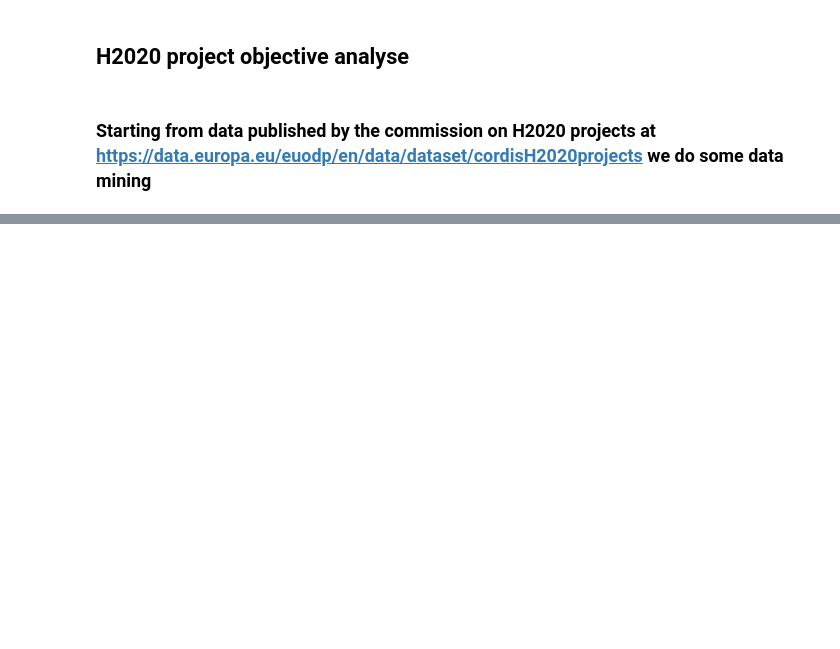
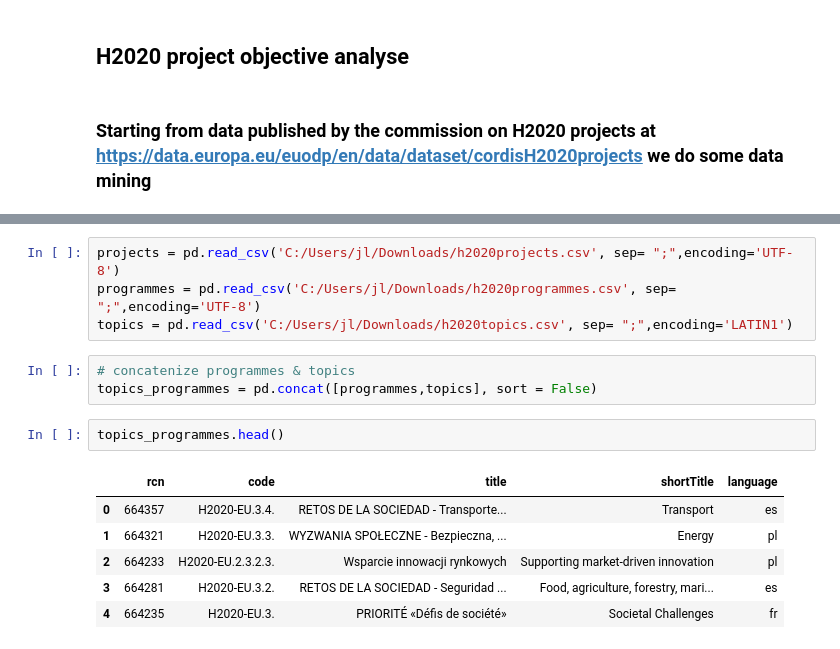
Before and after one commit to Aguesses/beforeAndAfter7, a Jupyter notebook: H2020_projects_NLTK.ipynb, the cells around one changed output, grey strips where cells are left out. Saved outputs shown, nothing was run; the diff lists cells and outputs as text; blank space fills up the shorter version.

```diff
--- a/H2020_projects_NLTK.ipynb
+++ b/H2020_projects_NLTK.ipynb
@@ -27,0 +23,16 @@ with open(r"c:\Users\jl\Desktop\p_textile_objectives.csv", encoding ="utf-8") as
+# %%
+projects = pd.read_csv('C:/Users/jl/Downloads/h2020projects.csv', sep= ";",encoding='UTF-8')
+programmes = pd.read_csv('C:/Users/jl/Downloads/h2020programmes.csv', sep= ";",encoding='UTF-8')
+topics = pd.read_csv('C:/Users/jl/Downloads/h2020topics.csv', sep= ";",encoding='LATIN1')
+# %%
+# concatenize programmes & topics
+topics_programmes = pd.concat([programmes,topics], sort = False)
+# %%
+topics_programmes.head()
+# %% [output]
+|  | rcn | code | title | shortTitle | language |
+| 0 | 664357 | H2020-EU.3.4. | RETOS DE LA SOCIEDAD - Transporte... | Transport | es |
+| 1 | 664321 | H2020-EU.3.3. | WYZWANIA SPOŁECZNE - Bezpieczna, ... | Energy | pl |
+| 2 | 664233 | H2020-EU.2.3.2.3. | Wsparcie innowacji rynkowych | Supporting market-driven innovation | pl |
+| 3 | 664281 | H2020-EU.3.2. | RETOS DE LA SOCIEDAD - Seguridad ... | Food, agriculture, forestry, mari... | es |
+| 4 | 664235 | H2020-EU.3. | PRIORITÉ «Défis de société» | Societal Challenges | fr |
```
Also changed, not shown: parts of 23 cells of this notebook, 1 other file.
